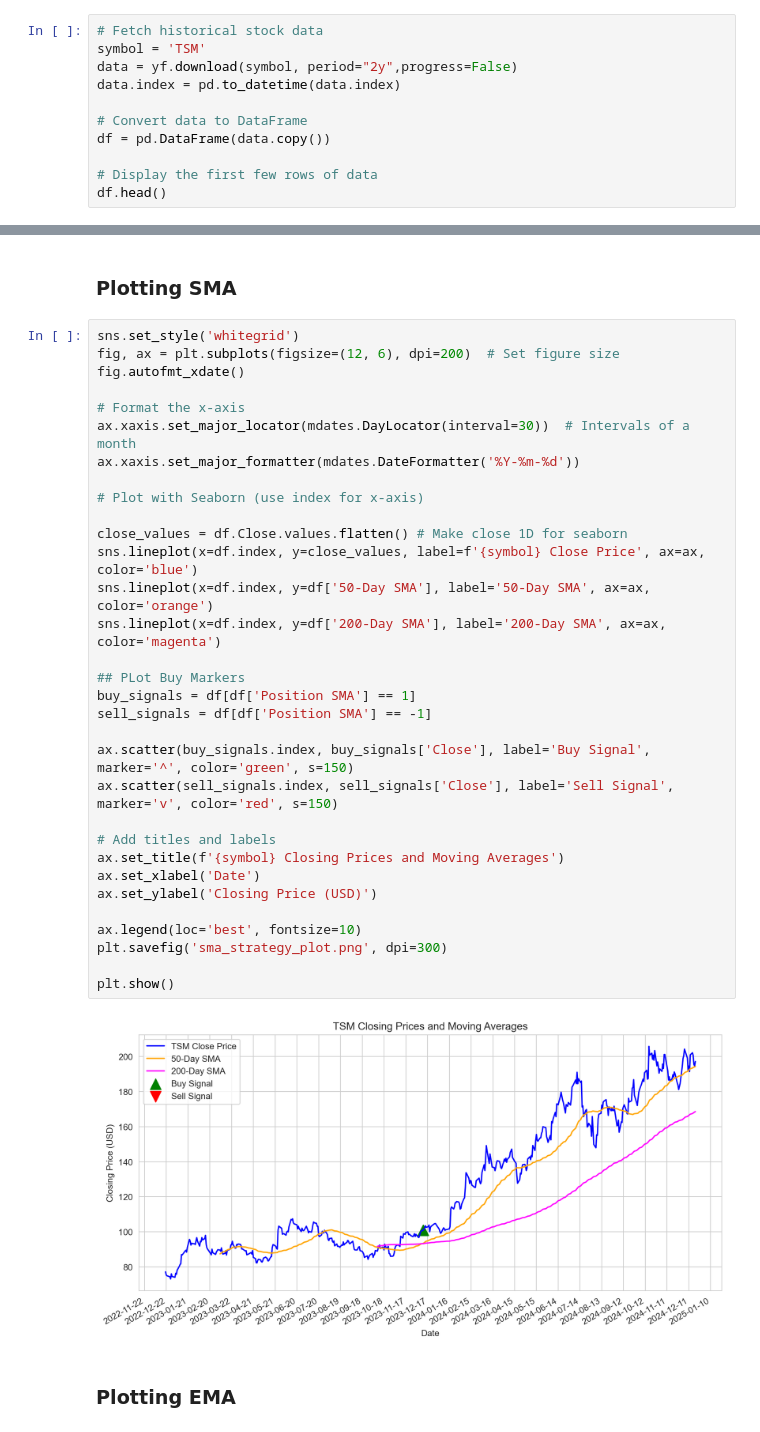
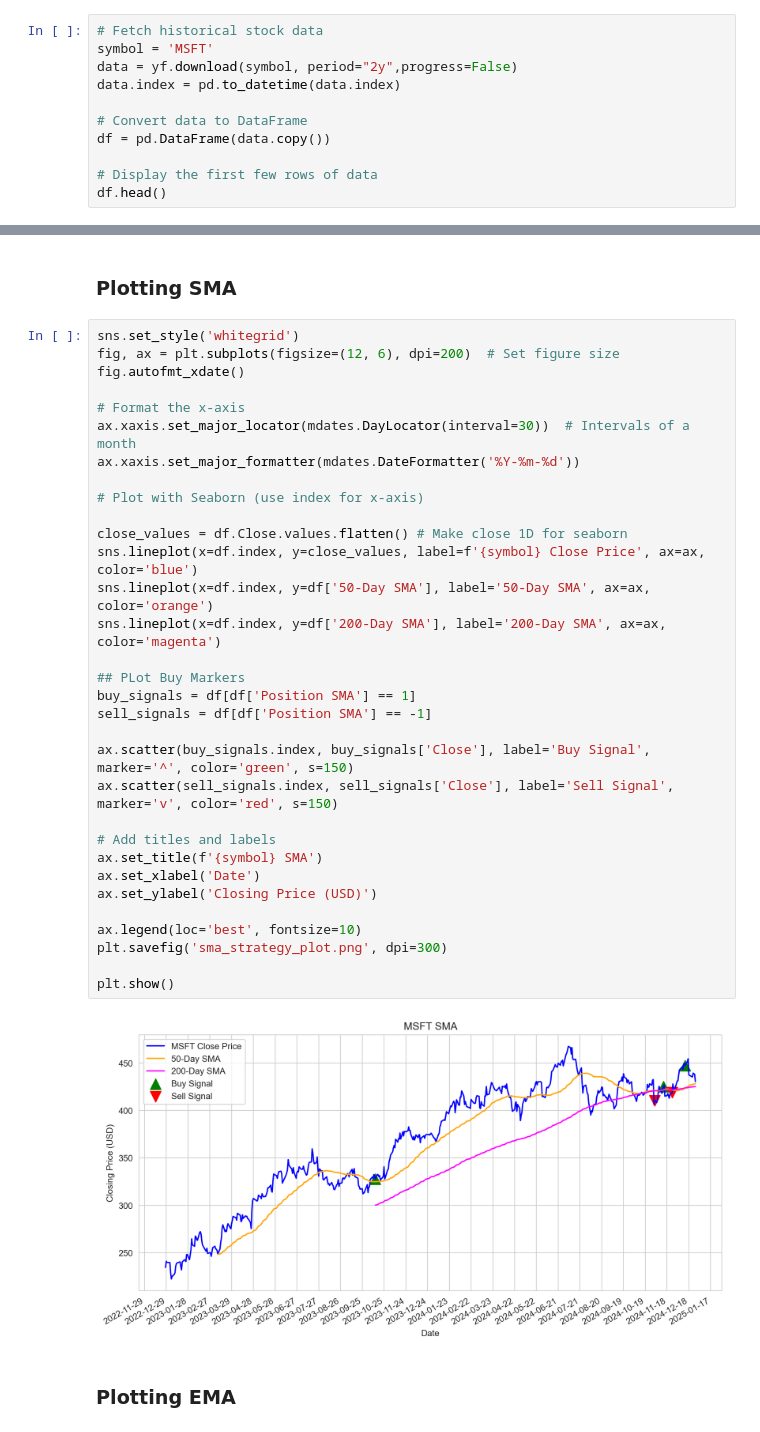
Before and after one commit to Ahkylez/Average-Crossover-Strategy, a Jupyter notebook: Moving-Average-Crossover-Strategy.ipynb, the cells around one changed output, grey strips where cells are left out. Drawn from its saved outputs; the diff is of its cells as text.

```diff
--- a/Moving-Average-Crossover-Strategy.ipynb
+++ b/Moving-Average-Crossover-Strategy.ipynb
@@ -32,7 +32,7 @@ import matplotlib.dates as mdates
 ### Fetch data
 # %%
 # Fetch historical stock data
-symbol = 'TSM'
+symbol = 'MSFT'
 data = yf.download(symbol, period="2y",progress=False)
 data.index = pd.to_datetime(data.index)
 
@@ -83,35 +83,35 @@ sns.set_style('whitegrid')
 fig, ax = plt.subplots(figsize=(12, 6), dpi=200)  # Set figure size
 fig.autofmt_xdate()
 
 # Format the x-axis
 ax.xaxis.set_major_locator(mdates.DayLocator(interval=30))  # Intervals of a month
 ax.xaxis.set_major_formatter(mdates.DateFormatter('%Y-%m-%d'))
 
 # Plot with Seaborn (use index for x-axis)
 
 close_values = df.Close.values.flatten() # Make close 1D for seaborn
 sns.lineplot(x=df.index, y=close_values, label=f'{symbol} Close Price', ax=ax, color='blue')
 sns.lineplot(x=df.index, y=df['50-Day SMA'], label='50-Day SMA', ax=ax, color='orange')
 sns.lineplot(x=df.index, y=df['200-Day SMA'], label='200-Day SMA', ax=ax, color='magenta')
 
 ## PLot Buy Markers
 buy_signals = df[df['Position SMA'] == 1]
 sell_signals = df[df['Position SMA'] == -1]
 
 ax.scatter(buy_signals.index, buy_signals['Close'], label='Buy Signal', marker='^', color='green', s=150)
 ax.scatter(sell_signals.index, sell_signals['Close'], label='Sell Signal', marker='v', color='red', s=150)
 
 # Add titles and labels
-ax.set_title(f'{symbol} Closing Prices and Moving Averages')
+ax.set_title(f'{symbol} SMA')
 ax.set_xlabel('Date')
 ax.set_ylabel('Closing Price (USD)')
 
 ax.legend(loc='best', fontsize=10)
 plt.savefig('sma_strategy_plot.png', dpi=300)
 
 plt.show()
 # %% [output]
-[figure, old version]
+[figure, new version]
 # %% [markdown]
 ### Plotting EMA
 # %%
```
Also changed, not shown: parts of 4 cells of this notebook, 2 other files.
